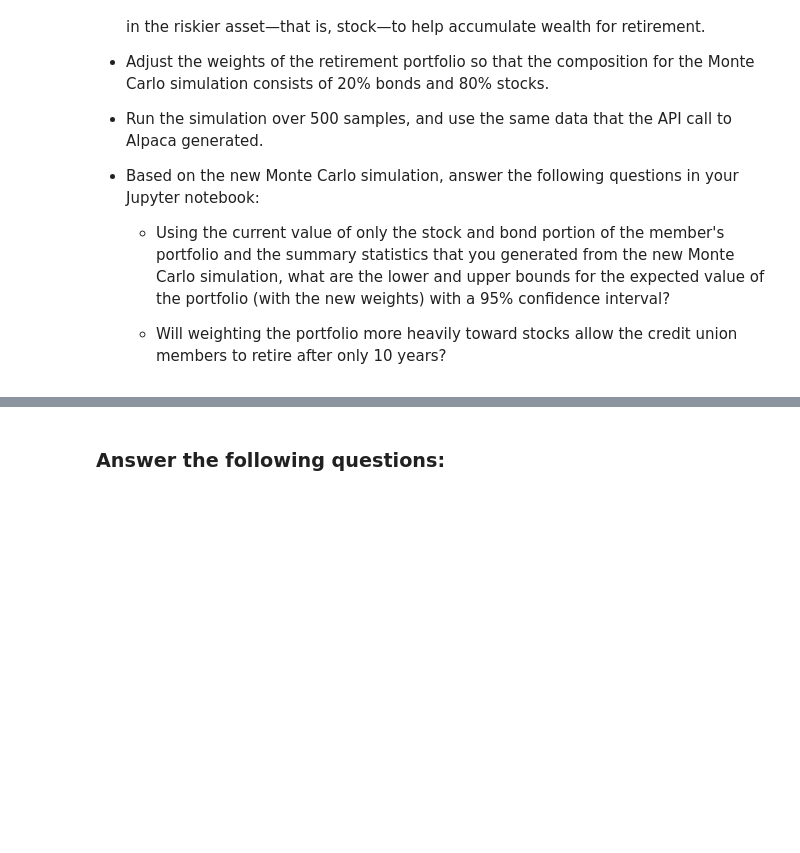
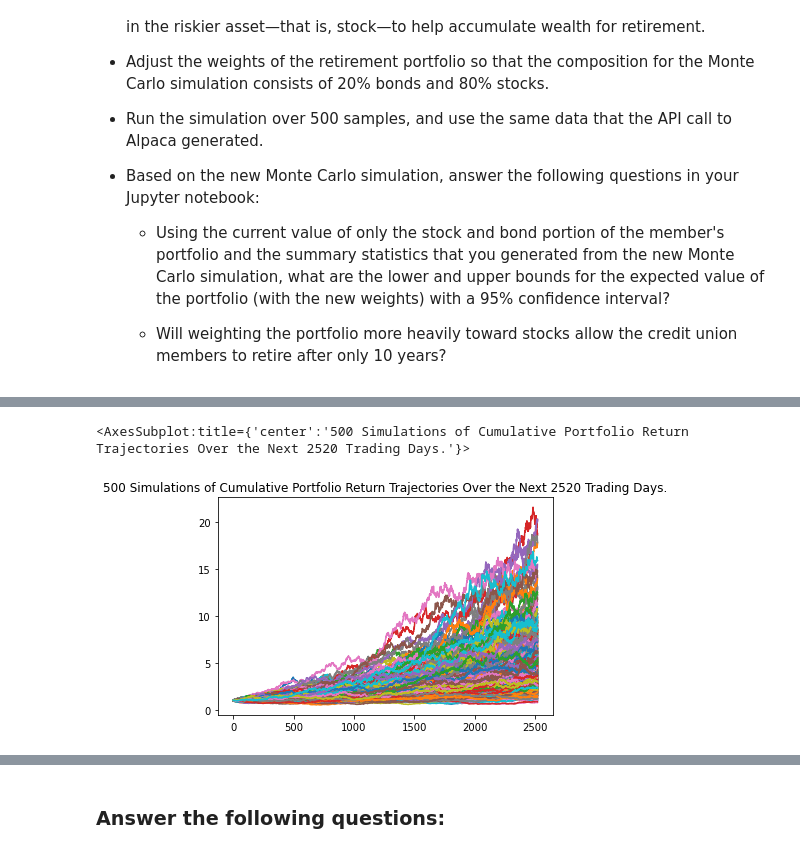
Before and after one commit to beowulf888/Module_5_Challenge, a Jupyter notebook: financial_planning_tools.ipynb, the cells around one changed output, grey strips where cells are left out. Saved outputs shown, nothing was run; the diff lists cells and outputs as text; code cells hidden in the pictures; blank space fills up the shorter version.

```diff
--- a/financial_planning_tools.ipynb
+++ b/financial_planning_tools.ipynb
@@ -450,7 +598,7 @@ For this new Monte Carlo simulation, do the following:
 # Configure a Monte Carlo simulation to forecast 10 years cumulative returns
 # The weights should be split 20% to AGG and 80% to SPY.
 # Run 500 samples.
-# YOUR CODE HERE
+mc_10_year = MCSimulation(portfolio_data = prices_three_years_df, weights = [.2, .8], num_simulation = 500, num_trading_days = 252 * 10)
 
 # Review the simulation input data
-# YOUR CODE HERE
+mc_10_year.portfolio_data
@@ -460,7 +666,10 @@ For this new Monte Carlo simulation, do the following:
 # %%
 # Visualize the 10-year Monte Carlo simulation by creating an
 # overlay line plot
-# YOUR CODE HERE
+mc_10_year.plot_simulation()
+# %% [output]
+<AxesSubplot:title={'center':'500 Simulations of Cumulative Portfolio Return Trajectories Over the Next 2520 Trading Days.'}>
+[figure, added]
 # %%
 # Visualize the probability distribution of the 10-year Monte Carlo simulation
 # by plotting a histogram
```
Also changed, not shown: parts of 39 cells of this notebook.
